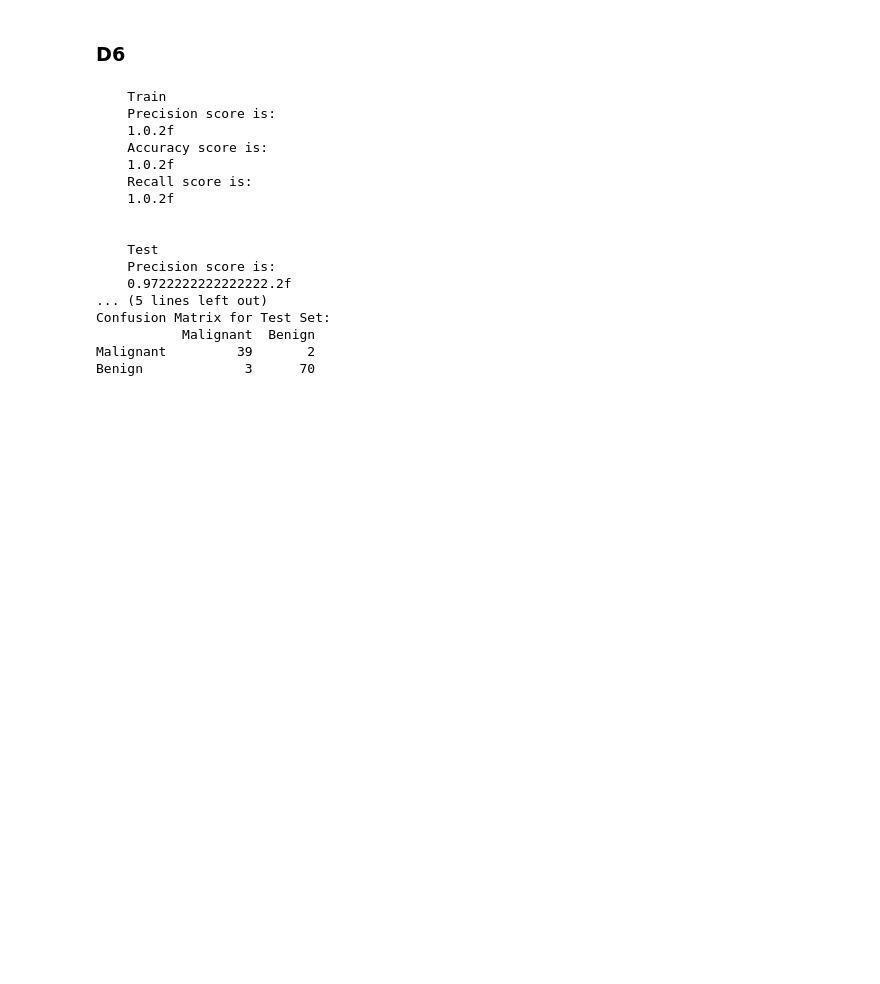
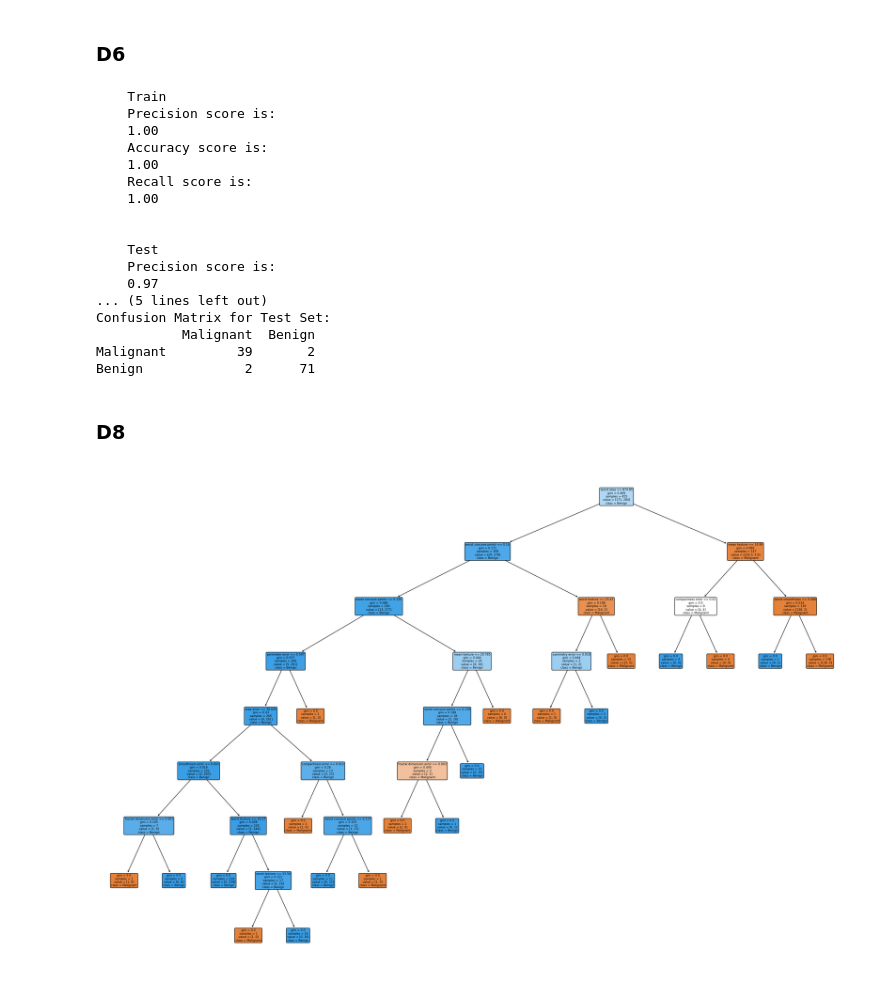
Before and after one commit to AmmadR/cits5508assig2, a Jupyter notebook: assig2_23853569.ipynb, the cells around one changed output. Cells and saved outputs as stored; diff of their text form; code cells hidden in the pictures; blank space fills up the shorter version.

```diff
--- a/assig2_23853569.ipynb
+++ b/assig2_23853569.ipynb
@@ -85,6 +76,11 @@ y_test = test_set["target"]
+# %%
+X_train, X_test, y_train, y_test = train_test_split(df_sorted.drop("target", axis=1),
+                                                    df_sorted["target"],
+                                                    test_size=0.2,
+                                                    random_state=5508)
 # %%
 # Fit the decision tree classifier
-tree_clf = DecisionTreeClassifier()
+tree_clf = DecisionTreeClassifier(random_state=5508)
 tree_clf.fit(X_train,y_train)
 
 # Make predictions on training and test set
@@ -127,18 +123,45 @@ print(pd.DataFrame(dt_conf_matrix_test, index=target_labels, columns=target_labe
 # %% [output]
     Train
     Precision score is:
-    1.0.2f
+    1.00
     Accuracy score is:
-    1.0.2f
+    1.00
     Recall score is:
-    1.0.2f
+    1.00
 
 
     Test
     Precision score is:
-    0.9722222222222222.2f
+    0.97
 ... (5 lines left out)
 Confusion Matrix for Test Set:
            Malignant  Benign
 Malignant         39       2
-Benign             3      70
+Benign             2      71
+# %% [markdown]
+### D8
+# %%
+# Grab feature names
+df_sorted_col = df_sorted.columns
+df_sorted_col = df_sorted_col.drop(["target"])
+
+# Define the path in working directory for saving .dot files
+def image_path(fig_id):
+    return os.path.join(os.getcwd(), fig_id)
+
+# Export .dot
+export_graphviz(
+    tree_clf,
+    out_file = image_path("breast_cancer_tree.dot"),
+    feature_names=df_sorted_col,
+    class_names=target_labels,
+    rounded=True,
+    filled=True
+)
+
+# Plot decision tree for display in jupyter notebook
+plt.figure(figsize=(30,20))
+plot_tree(tree_clf, filled=True, feature_names=df_sorted_col, class_names=target_labels, rounded=True)
+plt.show()
+# %% [output]
+[figure, added]
```
Also changed, not shown: parts of 9 cells of this notebook.
